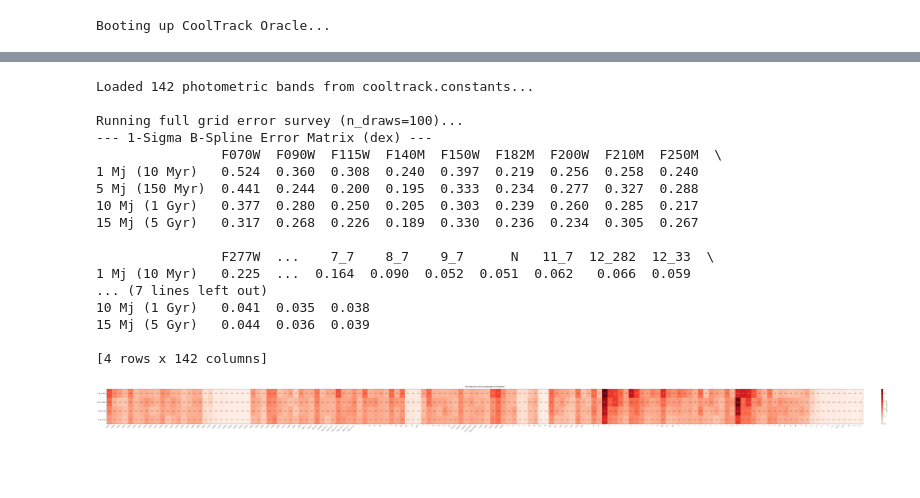
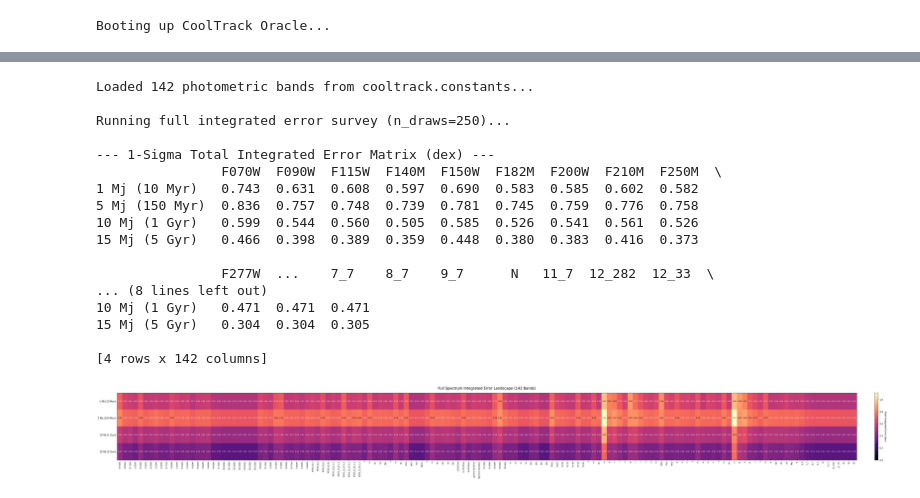
Before and after one commit to ChristianSWilkinson/cooltrack, a Jupyter notebook: notebooks/detection_maps.ipynb, the cells around one changed output, grey strips where cells are left out. Cells and saved outputs as stored; diff of their text form; code cells hidden in the pictures; blank space fills up the shorter version.

```diff
--- a/notebooks/detection_maps.ipynb
+++ b/notebooks/detection_maps.ipynb
@@ -216,26 +249,40 @@ test_bands = PHOTOMETRY_BANDS
 print(f"Loaded {len(test_bands)} photometric bands from cooltrack.constants...\n")
 
 # ==========================================
-# 2. Run the Massive Survey
+# 2. Run the Massive Survey (Integrated Flux)
 # ==========================================
-print("Running full grid error survey (n_draws=100)...")
+# We use n_draws=250 as proven by our convergence test!
+print("Running full integrated error survey (n_draws=250)...")
 results_data = np.zeros((len(test_planets), len(test_bands)))
 
 for i, test in enumerate(test_planets):
     planet = base_params.copy()
     planet['mass_Mj'] = test['mass']
 
-    # Run the converged Monte Carlo
-    res = oracle.predict(planet, test['age'], n_draws=100)
+    # Run the fully converged Monte Carlo
+    res = oracle.predict(planet, test['age'], n_draws=250)
+
+    # Extract the Radius error for this specific planet state
+    r_up = res.get("Req_Rj_upper", np.nan)
+    r_low = res.get("Req_Rj_lower", np.nan)
+
+    # Calculate geometric radius error (Area scales as R^2, so 2 * log10(R))
+    if not np.isnan(r_up) and not np.isnan(r_low) and r_up > 0 and r_low > 0:
+        rad_err = 2.0 * ((np.log10(r_up) - np.log10(r_low)) / 2.0)
+    else:
+        rad_err = np.nan
 
     for j, band in enumerate(test_bands):
-        # ---> THE FIX: Add 'log_' to the front of the band search key! <---
-        upper = res.get(f"log_{band}_upper", np.nan)
-        lower = res.get(f"log_{band}_lower", np.nan)
+        # Extract the Surface Flux error for this band
+        f_up = res.get(f"log_{band}_upper", np.nan)
+        f_low = res.get(f"log_{band}_lower", np.nan)
 
-        if not np.isnan(upper) and not np.isnan(lower):
-            error_dex = (upper - lower) / 2.0
-            results_data[i, j] = error_dex
+        if not np.isnan(f_up) and not np.isnan(f_low) and not np.isnan(rad_err):
+            flux_err = (f_up - f_low) / 2.0
+
+            # Combine Flux and Radius errors in quadrature
+            total_error_dex = np.sqrt(flux_err**2 + rad_err**2)
+            results_data[i, j] = total_error_dex
         else:
             results_data[i, j] = np.nan
 
@@ -251,34 +298,35 @@ df_results = pd.DataFrame(
     columns=clean_band_names,
     index=[p['name'] for p in test_planets]
 )
-print("--- 1-Sigma B-Spline Error Matrix (dex) ---")
+print("\n--- 1-Sigma Total Integrated Error Matrix (dex) ---")
 print(df_results.round(3))
 
 # Plot a wide Heatmap
-fig_width = max(10, len(test_bands) * 0.8)
+fig_width = max(12, len(test_bands) * 0.4)
 fig, ax = plt.subplots(figsize=(fig_width, 6))
 
-cax = ax.imshow(results_data, cmap='Reds', aspect='auto', vmin=0.0)
+# We use the 'magma' colormap to clearly show error "hotspots"
+cax = ax.imshow(results_data, cmap='magma', aspect='auto', vmin=0.0)
 
 # Add colorbar
 cbar = fig.colorbar(cax, pad=0.02)
-cbar.set_label('B-Spline Error (dex)', rotation=270, labelpad=15)
+cbar.set_label('Total Integrated Error (dex)', rotation=270, labelpad=15)
 
 # Format axes
 ax.set_xticks(np.arange(len(test_bands)))
 ax.set_yticks(np.arange(len(test_planets)))
-ax.set_xticklabels(clean_band_names, fontsize=10, rotation=45, ha='right')
+ax.set_xticklabels(clean_band_names, fontsize=9, rotation=90, ha='center')
 ax.set_yticklabels([p['name'] for p in test_planets], fontsize=11)
-ax.set_title(f"Full Spectrum Error Landscape ({len(test_bands)} Bands)", fontsize=16, pad=15)
+ax.set_title(f"Full Spectrum Integrated Error Landscape ({len(test_bands)} Bands)", fontsize=16, pad=15)
 
 # Annotate each cell with the exact numeric error
 for i in range(len(test_planets)):
     for j in range(len(test_bands)):
         val = results_data[i, j]
         if not np.isnan(val):
-            # Use white text on dark red backgrounds, black on light backgrounds
-            color = "white" if val > (np.nanmax(results_data) / 2) else "black"
-            ax.text(j, i, f"{val:.2f}", ha="center", va="center", color=color, fontsize=9)
+            # Dynamic text color for readability
+            color = "black" if val > (np.nanmax(results_data) * 0.7) else "white"
+            ax.text(j, i, f"{val:.2f}", ha="center", va="center", color=color, fontsize=8)
 
 plt.tight_layout()
 plt.show()
@@ -288,21 +336,21 @@ Booting up CoolTrack Oracle...
 Loaded 142 photometric bands from cooltrack.constants...
 
-Running full grid error survey (n_draws=100)...
---- 1-Sigma B-Spline Error Matrix (dex) ---
+Running full integrated error survey (n_draws=250)...
+
+--- 1-Sigma Total Integrated Error Matrix (dex) ---
                 F070W  F090W  F115W  F140M  F150W  F182M  F200W  F210M  F250M  \
-1 Mj (10 Myr)   0.524  0.360  0.308  0.240  0.397  0.219  0.256  0.258  0.240
-5 Mj (150 Myr)  0.441  0.244  0.200  0.195  0.333  0.234  0.277  0.327  0.288
-10 Mj (1 Gyr)   0.377  0.280  0.250  0.205  0.303  0.239  0.260  0.285  0.217
-15 Mj (5 Gyr)   0.317  0.268  0.226  0.189  0.330  0.236  0.234  0.305  0.267
+1 Mj (10 Myr)   0.743  0.631  0.608  0.597  0.690  0.583  0.585  0.602  0.582
+5 Mj (150 Myr)  0.836  0.757  0.748  0.739  0.781  0.745  0.759  0.776  0.758
+10 Mj (1 Gyr)   0.599  0.544  0.560  0.505  0.585  0.526  0.541  0.561  0.526
+15 Mj (5 Gyr)   0.466  0.398  0.389  0.359  0.448  0.380  0.383  0.416  0.373
 
                 F277W  ...    7_7    8_7    9_7      N   11_7  12_282  12_33  \
-1 Mj (10 Myr)   0.225  ...  0.164  0.090  0.052  0.051  0.062   0.066  0.059
-... (7 lines left out)
-10 Mj (1 Gyr)   0.041  0.035  0.038
-15 Mj (5 Gyr)   0.044  0.036  0.039
+... (8 lines left out)
+10 Mj (1 Gyr)   0.471  0.471  0.471
+15 Mj (5 Gyr)   0.304  0.304  0.305
 
 [4 rows x 142 columns]
-[figure, old version]
+[figure, new version]
 # %%
 # --- RUN THIS ENTIRE BLOCK IN ONE JUPYTER CELL ---
 %matplotlib inline
```
Also changed, not shown: parts of 22 cells of this notebook, 12 other files.
